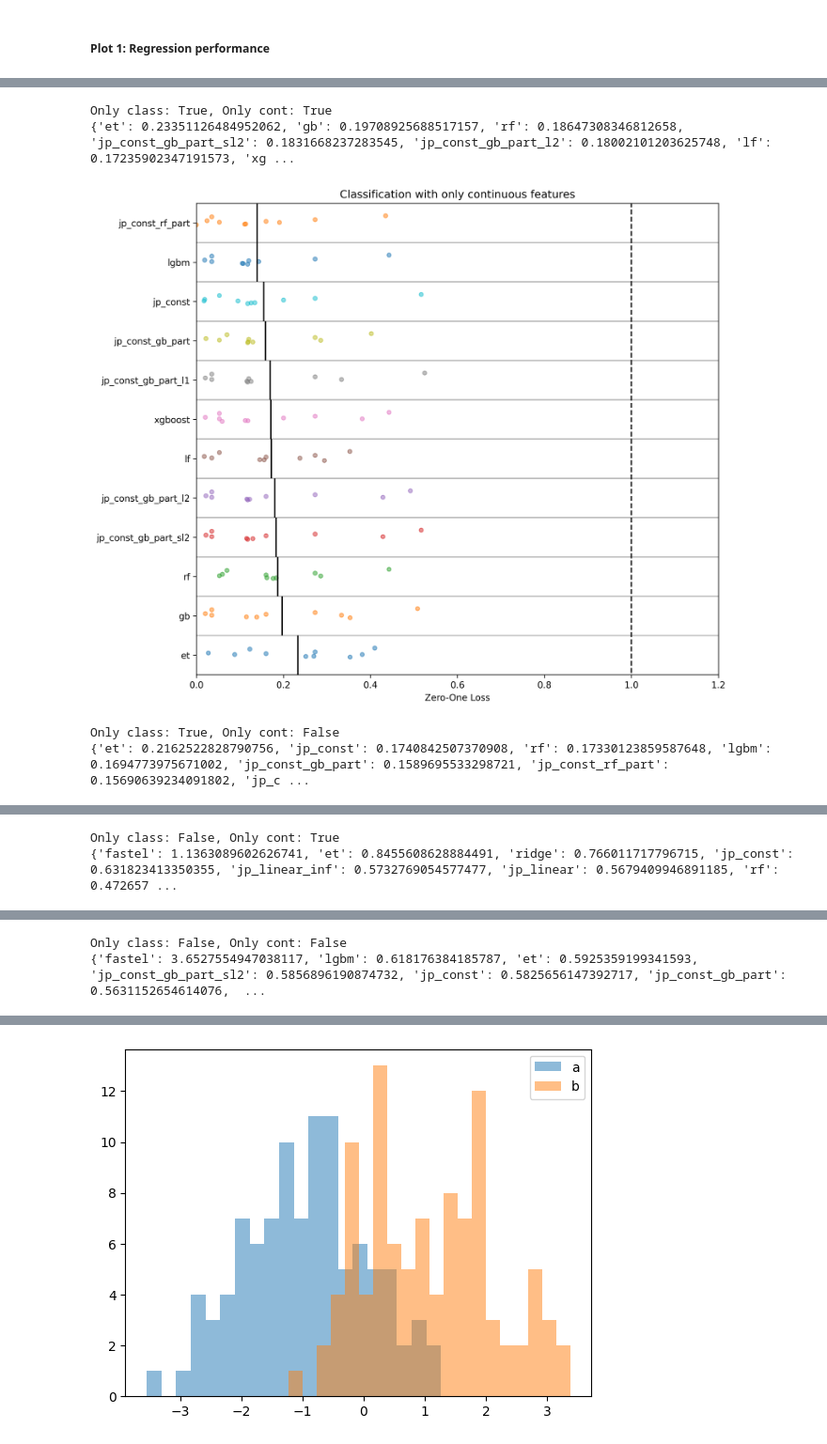
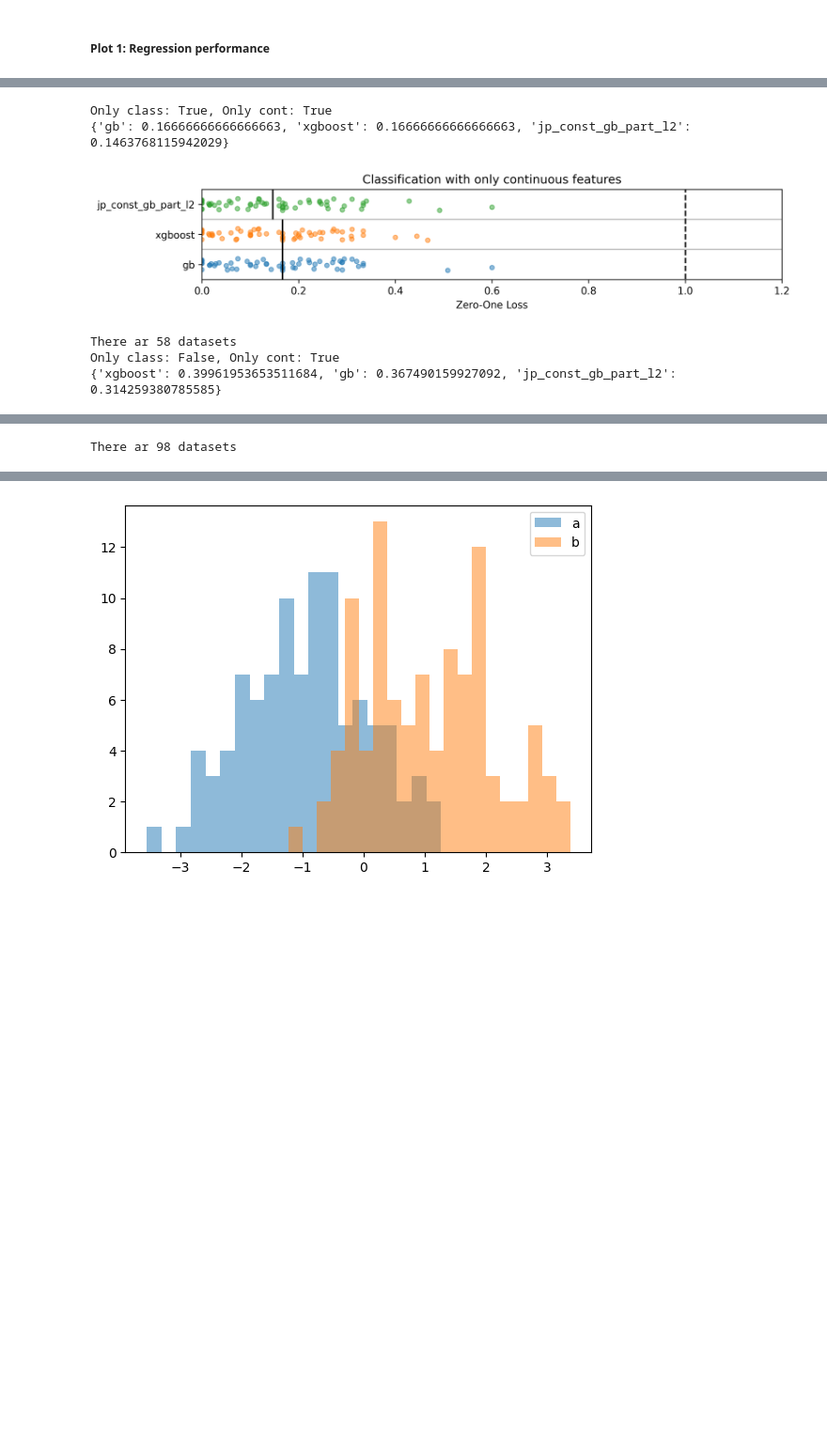
Before and after one commit to mattrmd/joplen_mlsp2024, a Jupyter notebook: experiments/plotting.ipynb, the cells around one changed output, grey strips where cells are left out. Shown at 94% size. Saved outputs shown, nothing was run; the diff lists cells and outputs as text; code cells hidden in the pictures; blank space fills up the shorter version.

Commit message:
add datasets, include xgboost

```diff
--- a/experiments/plotting.ipynb
+++ b/experiments/plotting.ipynb
@@ -163,16 +131,18 @@ def plot_strip(
         k: {
             kk: score(vv, only_classification)
             for kk, vv in v.items()
-            if vv["contains_categorical"] != only_continuous
+            # if vv["contains_categorical"] != only_continuous
         }
         for k, v in reg_res.items()
     }
 
     rescaled_res = {k: v for k, v in rescaled_res.items() if len(v) > 0}
 
-    mean_res = {k: np.mean(list(v.values())) for k, v in rescaled_res.items()}
+    median_res = {k: np.median(list(v.values())) for k, v in rescaled_res.items()}
 
-    sorted_dict = {k: rescaled_res[k] for k in sorted(mean_res, key=mean_res.get)[::-1]}
+    sorted_dict = {
+        k: rescaled_res[k] for k in sorted(median_res, key=median_res.get)[::-1]
+    }
 
     for k, v in sorted_dict.items():
         x_values.append(v.values())
@@ -192,14 +162,14 @@ def plot_strip(
     for x_idx, val in enumerate(x_values[:-1]):
         ax.hlines(x_idx + 1 / 2, *x_lim, color="k", alpha=0.25)
 
-    # plot vertical line for mean for each model
-    means = [np.mean(list(val)) for val in x_values]
-    for x_value, mean in zip(range(len(x_values)), means):
-        ax.vlines(mean, x_value - 1 / 2, x_value + 1 / 2, color="k")
+    # plot vertical line for median for each model
+    medians = [np.median(list(val)) for val in x_values]
+    for x_value, median in zip(range(len(x_values)), medians):
+        ax.vlines(median, x_value - 1 / 2, x_value + 1 / 2, color="k")
 
     ax.set_xlim(x_lim)
 
-    print({k: v for k, v in zip(y_labels, means)})
+    print({k: v for k, v in zip(y_labels, medians)})
 
     ax.set_yticks(range(len(y_labels)))
     ax.set_yticklabels(y_labels)
@@ -212,7 +182,7 @@ def plot_strip(
 
     plt.tight_layout()
 
-    return ax, means
+    return ax, medians
 
 
 def compare_methods(reg_res1, reg_res2, is_classification, only_cont):
@@ -237,13 +207,16 @@ def compare_methods(reg_res1, reg_res2, is_classification, only_cont):
 
     return wilcoxon(method1, method2, alternative="less").pvalue
 # %%
-p_matrix = np.empty((2, 2))
-n_datasets = np.empty((2, 2))
+p_matrix = np.ones((2, 2))
+n_datasets = np.zeros((2, 2))
 
-for only_class, only_cont in product([True, False], [True, False]):
+for only_class, only_cont in product([True, False], [True]):
     pred_type = "class" if only_class else "regr"
 
     print(f"Only class: {only_class}, Only cont: {only_cont}")
+
+    if pred_type not in reg_res:
+        continue
 
     ax, means = plot_strip(
         reg_res[pred_type],
@@ -252,36 +225,39 @@ for only_class, only_cont in product([True, False], [True, False]):
         only_continuous=only_cont,
         plot_kwargs={"dpi": 300},
     )
 
     title = "Classification" if only_class else "Regression"
     title += (
         " with only continuous features" if only_cont else " with categorical features"
     )
 
     ax.set_title(title)
 
     # plt.savefig(PLOT_PATH / "reg_strip.png", dpi=300)
 
     plt.show()
     # print(pred_type)
     # print(reg_res[pred_type]["jp_const_gb_part"])
 
+    print(f"There ar {len(reg_res[pred_type]['jp_const_gb_part_l2'])} datasets")
+
     tmp = compare_methods(
-        reg_res[pred_type]["jp_const_gb_part"],
+        reg_res[pred_type]["jp_const_gb_part_l2"],
         reg_res[pred_type]["gb"],
         only_class,
         only_cont,
     )
 
     idx = (int(only_class), int(only_cont))
 
     p_matrix[idx] = tmp
 
-    for v in reg_res[pred_type]["jp_const_gb_part"].values():
+    for v in reg_res[pred_type]["jp_const_gb_part_l2"].values():
         n_datasets[idx] += v["contains_categorical"] != only_cont
 # %% [output]
 Only class: True, Only cont: True
-{'et': 0.23351126484952062, 'gb': 0.19708925688517157, 'rf': 0.18647308346812658, 'jp_const_gb_part_sl2': 0.1831668237283545, 'jp_const_gb_part_l2': 0.18002101203625748, 'lf': 0.17235902347191573, 'xg ...
+{'gb': 0.16666666666666663, 'xgboost': 0.16666666666666663, 'jp_const_gb_part_l2': 0.1463768115942029}
-[figure, old version]
+[figure, new version]
-Only class: True, Only cont: False
-{'et': 0.2162522828790756, 'jp_const': 0.1740842507370908, 'rf': 0.17330123859587648, 'lgbm': 0.1694773975671002, 'jp_const_gb_part': 0.1589695533298721, 'jp_const_rf_part': 0.15690639234091802, 'jp_c ...
+There ar 58 datasets
+Only class: False, Only cont: True
+{'xgboost': 0.39961953653511684, 'gb': 0.367490159927092, 'jp_const_gb_part_l2': 0.314259380785585}
@@ -289,2 +265 @@ Only class: True, Only cont: False
-Only class: False, Only cont: True
-{'fastel': 1.1363089602626741, 'et': 0.8455608628884491, 'ridge': 0.766011717796715, 'jp_const': 0.631823413350355, 'jp_linear_inf': 0.5732769054577477, 'jp_linear': 0.5679409946891185, 'rf': 0.472657 ...
+There ar 98 datasets
@@ -292,2 +265,0 @@ Only class: False, Only cont: True
-Only class: False, Only cont: False
-{'fastel': 3.6527554947038117, 'lgbm': 0.618176384185787, 'et': 0.5925359199341593, 'jp_const_gb_part_sl2': 0.5856896190874732, 'jp_const': 0.5825656147392717, 'jp_const_gb_part': 0.5631152654614076,  ...
```
Also changed, not shown: parts of 6 cells of this notebook, 11 other files.
